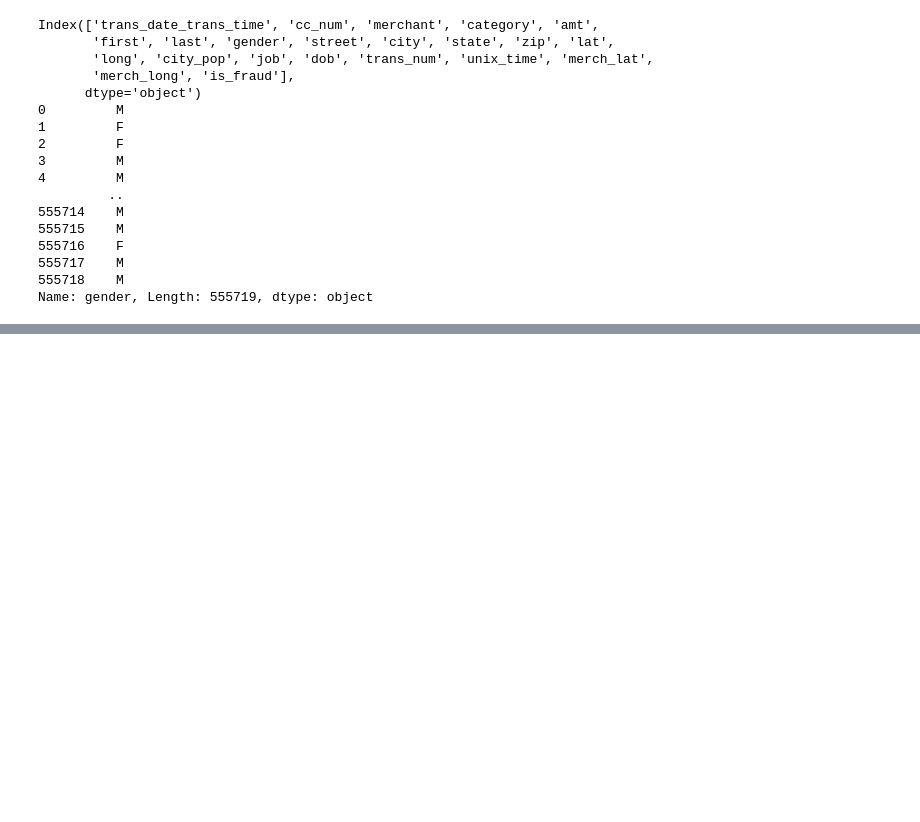
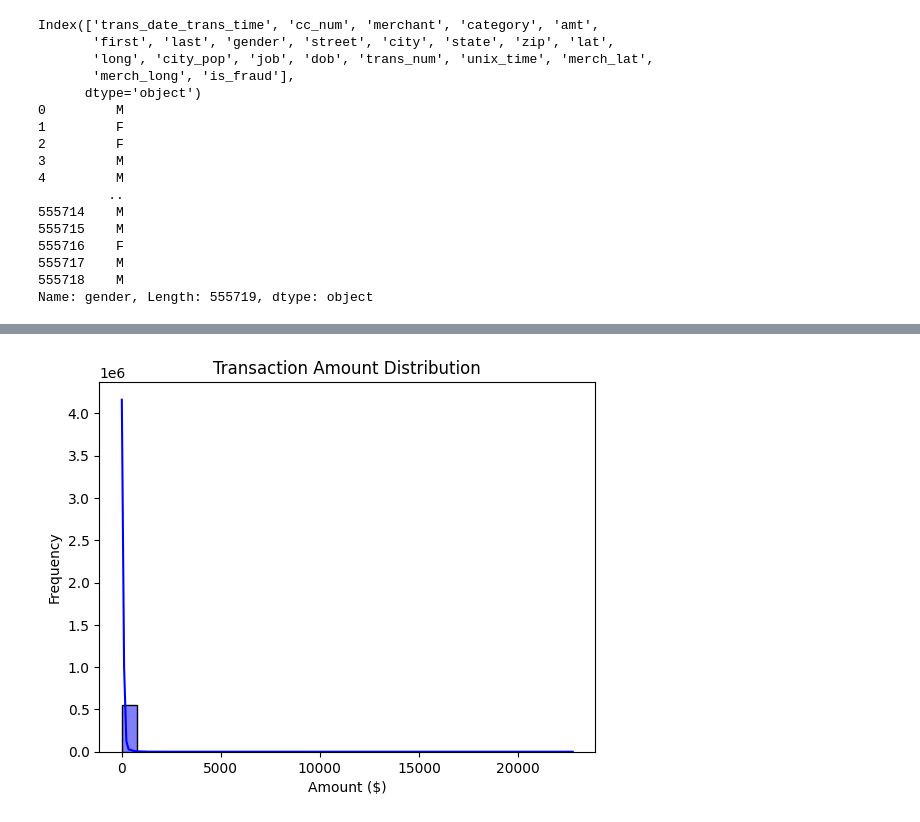
Before and after one commit to Nahom32/Regularization-Assignment, a Jupyter notebook: injecting_noise.ipynb, the cells around one changed output, grey strips where cells are left out. Saved outputs shown, nothing was run; the diff lists cells and outputs as text; code cells hidden in the pictures; blank space fills up the shorter version.

```diff
--- a/injecting_noise.ipynb
+++ b/injecting_noise.ipynb
@@ -73,0 +94,8 @@ dtype: float64
+# %%
+sns.histplot(data['amt'], bins=30, kde=True, color='blue')
+plt.title('Transaction Amount Distribution')
+plt.xlabel('Amount ($)')
+plt.ylabel('Frequency')
+plt.show()
+# %% [output]
+[figure, added]
```
Also changed, not shown: parts of 5 cells of this notebook.
